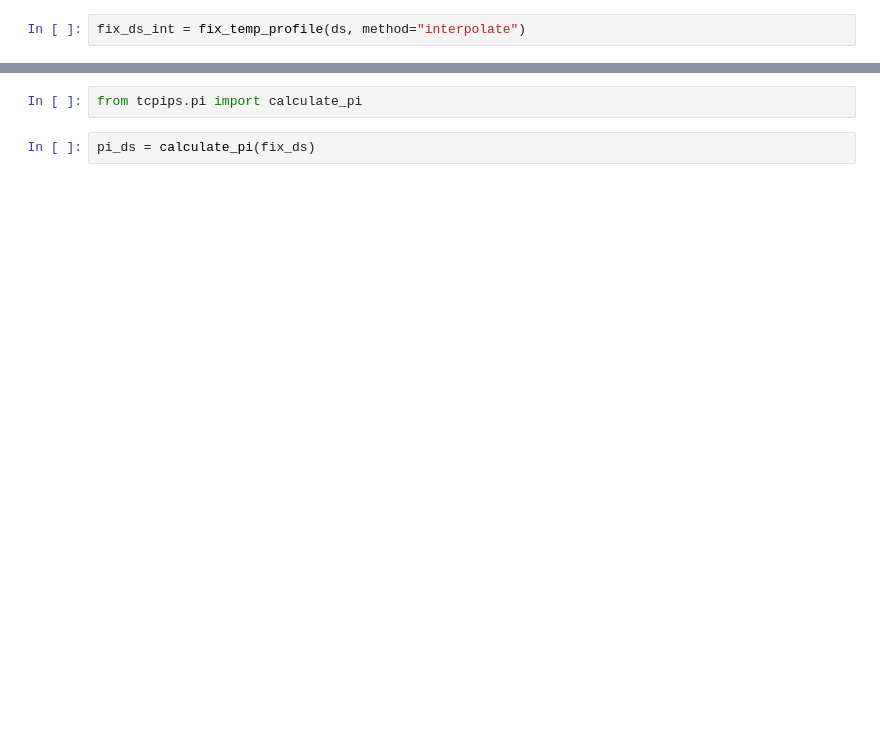
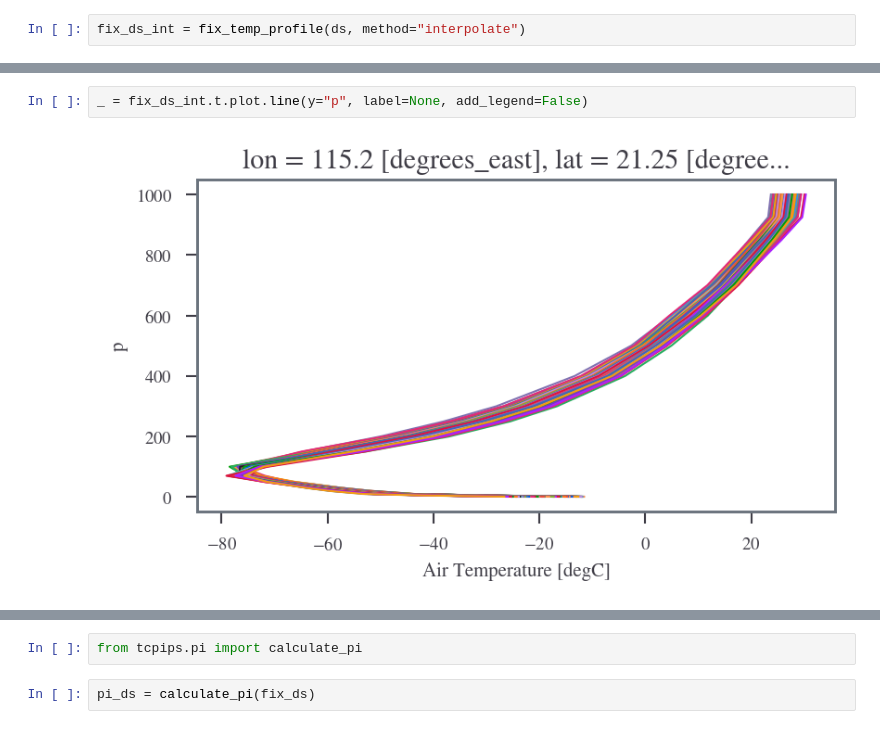
Before and after one commit to sdat2/PotentialHeight, a Jupyter notebook: fill-in.ipynb, the cells around one changed output, grey strips where cells are left out. Drawn from its saved outputs; the diff is of its cells as text; blank space fills up the shorter version.

```diff
--- a/fill-in.ipynb
+++ b/fill-in.ipynb
@@ -61,3 +170,7 @@ fix_ds_int = fix_temp_profile(ds, method="interpolate")
+# %%
+_ = fix_ds_int.t.plot.line(y="p", label=None, add_legend=False)
+# %% [output]
+[figure, added]
 # %%
 _ = fix_ds.t.plot.line(y="p", label=None, add_legend=False)
 # %% [output]
```
Also changed, not shown: parts of 18 cells of this notebook, 1 other file.
